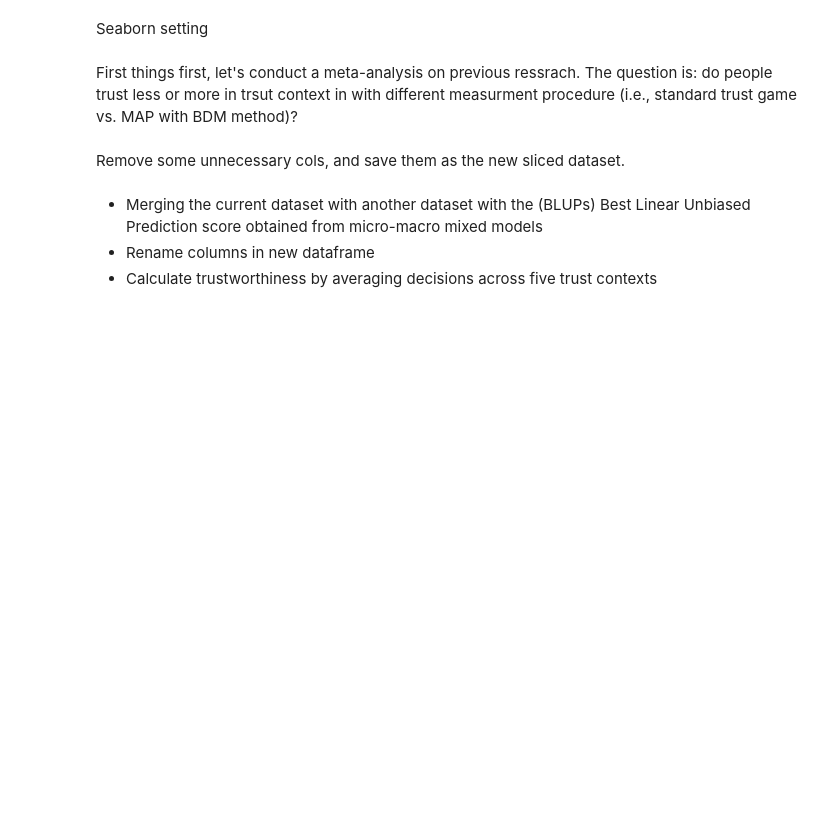
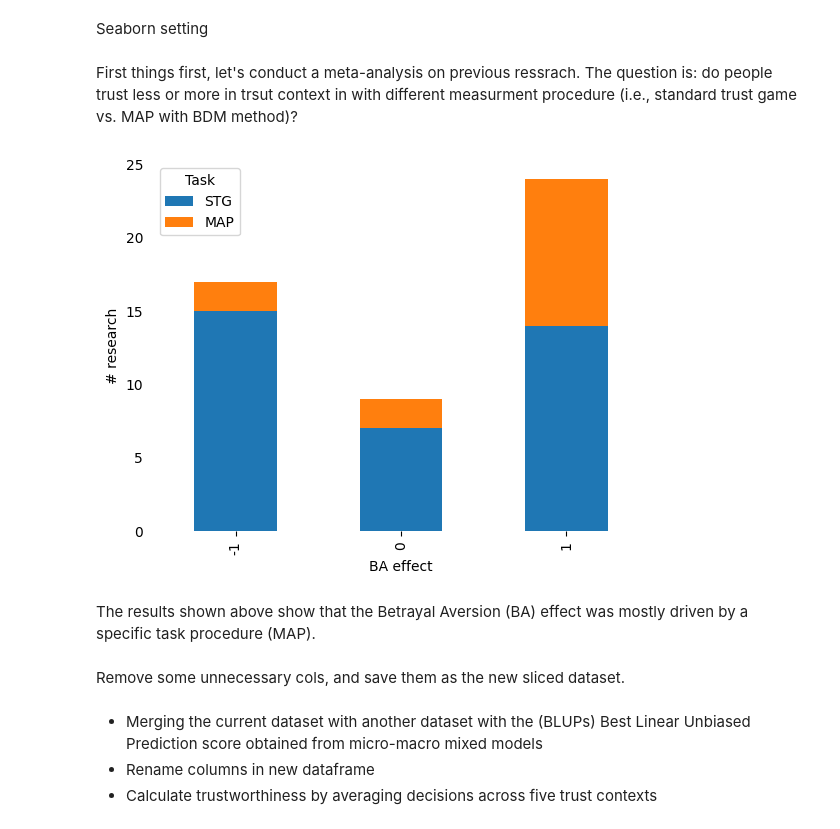
Before and after one commit to liangcbrain/Micro-Macro-Model-analysis-economic-games, a Jupyter notebook: micro-macro-model-analysis-economic-games.ipynb, the cells around one changed output. Saved outputs shown, nothing was run; the diff lists cells and outputs as text; code cells hidden in the pictures; blank space fills up the shorter version.

Commit message:
Kaggle Notebook | Micro-Macro Model analysis economic games  | Version 17

```diff
--- a/micro-macro-model-analysis-economic-games.ipynb
+++ b/micro-macro-model-analysis-economic-games.ipynb
@@ -40,10 +40,37 @@ dg75_avg_113 = pd.read_csv(dirname + "DG75avg113FA.csv")
 dg75_unfold_113 = pd.read_csv(dirname +"DG75unfold113wFA.csv")
 tg75_avg_106 = pd.read_csv(dirname + "TG75avg106FA.csv")
 tg75_unfold_106 = pd.read_csv(dirname +"TG75unfold106wFA.csv")
+chapter1MA = pd.read_csv("/kaggle/input/ba-meta-analysis/Review_strategy_BA_0405.csv")
 # %% [markdown]
 Seaborn setting
 # %% [markdown]
 First things first, let's conduct a meta-analysis on previous ressrach. The question is: do people trust less or more in trsut context in with different measurment procedure (i.e., standard trust game vs. MAP with BDM method)?
+# %%
+# stack plot across MAP and STG regardless of within/between design or sample size
+
+research_num = chapter1MA.groupby('BA_effect')['Task'].value_counts(normalize=False)
+wide_research_num = research_num.unstack()
+wide_research_num = wide_research_num[['STG', 'MAP']]
+wide_research_num.plot(kind="bar", stacked=True)
+
+# Remove background and spines
+plt.gca().set_facecolor('none')
+plt.gca().spines['top'].set_visible(False)
+plt.gca().spines['right'].set_visible(False)
+plt.gca().spines['left'].set_visible(False)
+plt.gca().spines['bottom'].set_visible(False)
+
+# Show ticks on x-axis and y-axis
+plt.tick_params(left=False, bottom=True)
+plt.grid(False)
+plt.xlabel("BA effect")
+plt.ylabel("# research")
+plt.legend(title="Task")
+plt.show()
+# %% [output]
+[figure, added]
+# %% [markdown]
+The results shown above show that the Betrayal Aversion (BA) effect was mostly driven by a specific task procedure (MAP).
 # %%
 # figure setting
 # Reset rcParams to default values
```
Also changed, not shown: parts of 2 cells of this notebook.
